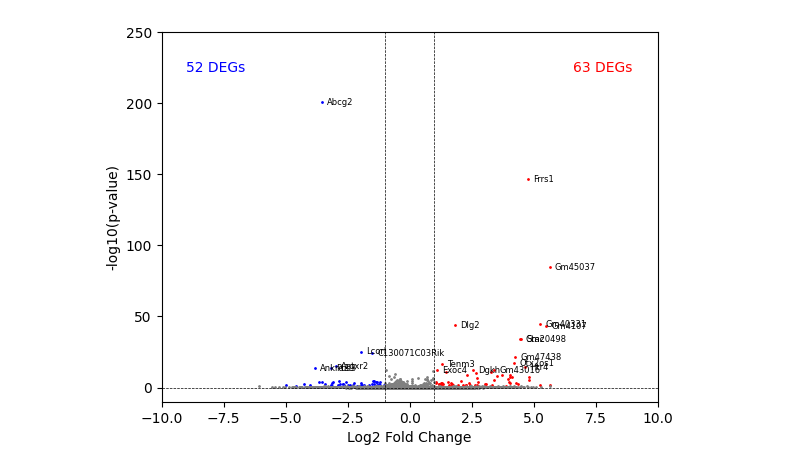
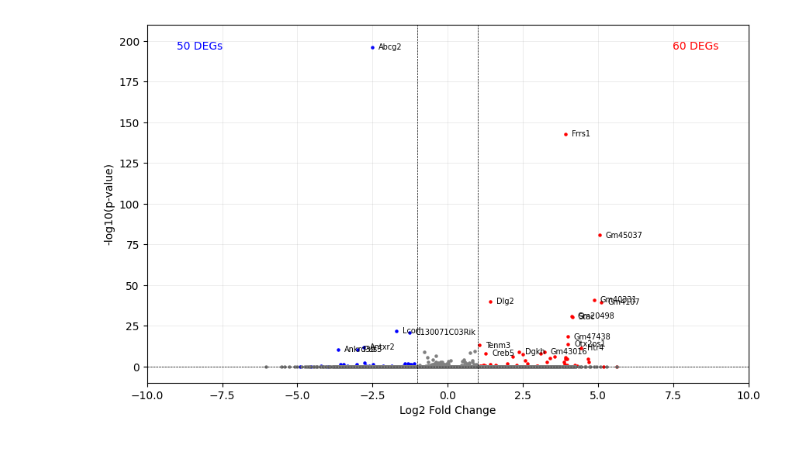
Before and after one commit to Xavier919/scRNAseq_analysis, a Jupyter notebook: SCD-Copy1.ipynb, the cells around one changed output. Cells and saved outputs as stored; diff of their text form; code cells hidden in the pictures.

```diff
--- a/SCD-Copy1.ipynb
+++ b/SCD-Copy1.ipynb
@@ -36,7 +36,7 @@ adata = anndata.read_h5ad("data/fede_count.h5ad")
 adata = rm_high_mt(adata, threshold=0.6)
 adata = filter_cells_by_gene_counts(adata)
 # %%
-adata = rm_low_exp(adata, threshold=0.01)
+#adata = rm_low_exp(adata, threshold=0.01)
 #sc.pp.normalize_total(adata, target_sum=1, exclude_highly_expressed=True, max_fraction=0.2)
 # %%
 sample_tags = pd.DataFrame(adata.obs.Sample_Tag)
@@ -225,7 +165,17 @@ results
+# %%
+# Create a DataFrame with the results
+results_df = pd.DataFrame({
+    'gene': gene_names,
+    'log2foldchange': log2_fold_changes,
+    'pval': p_values,
+    'pval_corrected': p_values_corrected,
+    'log10pval_corrected': log10_pvals_corrected
+})
 # %%
 # Assuming result_df is a pandas DataFrame with the necessary data
-fold_change = results_df['log2_fold_change']
-p_value = results_df['p-value']
+fold_change = results_df['log2foldchange']
+p_value = results_df['pval']
+log10_pvalue = results_df['log10pval_corrected']
 # %%
 # Define significant genes
 significant = p_value < 0.05
@@ -234,36 +184,38 @@ significant_outside_range = significant & ((fold_change > 1) | (fold_change < -1
 significant_inside_range = significant & ((fold_change >= -1) & (fold_change <= 1))
 # %%
 # Get the top 20 significant genes outside the range -1 to 1 for cleaner annotation
-top_genes = results_df[significant_outside_range & finite_log10_pvalue].nlargest(20, 'log10_p-value')
-
+top_genes = results_df[significant_outside_range].nlargest(20, 'log10pval_corrected')
+plt.figure(figsize=(10, 6))
 # Create the volcano plot
-plt.scatter(fold_change[significant_outside_range & (fold_change > 0)], log10_pvalue[significant_outside_range & (fold_change > 0)], s=1, c='red')
-plt.scatter(fold_change[significant_outside_range & (fold_change <= 0)], log10_pvalue[significant_outside_range & (fold_change <= 0)], s=1, c='blue')
-plt.scatter(fold_change[non_significant | significant_inside_range], log10_pvalue[non_significant | significant_inside_range], s=1, c='grey')
+plt.scatter(fold_change[significant_outside_range & (fold_change > 0)], log10_pvalue[significant_outside_range & (fold_change > 0)], s=5, c='red')
+plt.scatter(fold_change[significant_outside_range & (fold_change <= 0)], log10_pvalue[significant_outside_range & (fold_change <= 0)], s=5, c='blue')
+plt.scatter(fold_change[non_significant | significant_inside_range], log10_pvalue[non_significant | significant_inside_range], s=5, c='grey')
 
 # Add dotted lines
 plt.axvline(x=-1, color='black', linestyle='--', linewidth=0.5)
 plt.axvline(x=1, color='black', linestyle='--', linewidth=0.5)
 plt.axhline(y=0, color='black', linestyle='--', linewidth=0.5)
 
 # Annotate the top genes
 for _, row in top_genes.iterrows():
-    plt.annotate(row['Gene'], (row['log2_fold_change'] + 0.2, -np.log10(row['p-value'])), ha='left', va='center', fontsize=6)
+    plt.annotate(row['gene'], (row['log2foldchange'] + 0.2, row['log10pval_corrected']),
+                 ha='left', va='center', fontsize=7)
 
 # Count and annotate DEGs
 positive_deg_num = (significant_outside_range & (fold_change > 0)).sum()
 negative_deg_num = (significant_outside_range & (fold_change <= 0)).sum()
 
-plt.annotate(f'{positive_deg_num} DEGs', xy=(9, 230), ha='right', va='top', fontsize=10, color='red')
-plt.annotate(f'{negative_deg_num} DEGs', xy=(-9, 230), ha='left', va='top', fontsize=10, color='blue')
+plt.annotate(f'{positive_deg_num} DEGs', xy=(9, 200), ha='right', va='top', fontsize=10, color='red')
+plt.annotate(f'{negative_deg_num} DEGs', xy=(-9, 200), ha='left', va='top', fontsize=10, color='blue')
+plt.grid(True, which='both', linestyle='-', linewidth=0.5, color='gray', alpha=0.2)
 
 plt.xlabel('Log2 Fold Change')
 plt.ylabel('-log10(p-value)')
 plt.xlim(-10, 10)
-plt.ylim(-10, 250)
+plt.ylim(-10, 210)
 
 plt.savefig('volcano_plot.png')
 plt.show()
 # %% [output]
-[figure, old version]
+[figure, new version]
 # %%
```
Also changed, not shown: parts of 16 cells of this notebook.
